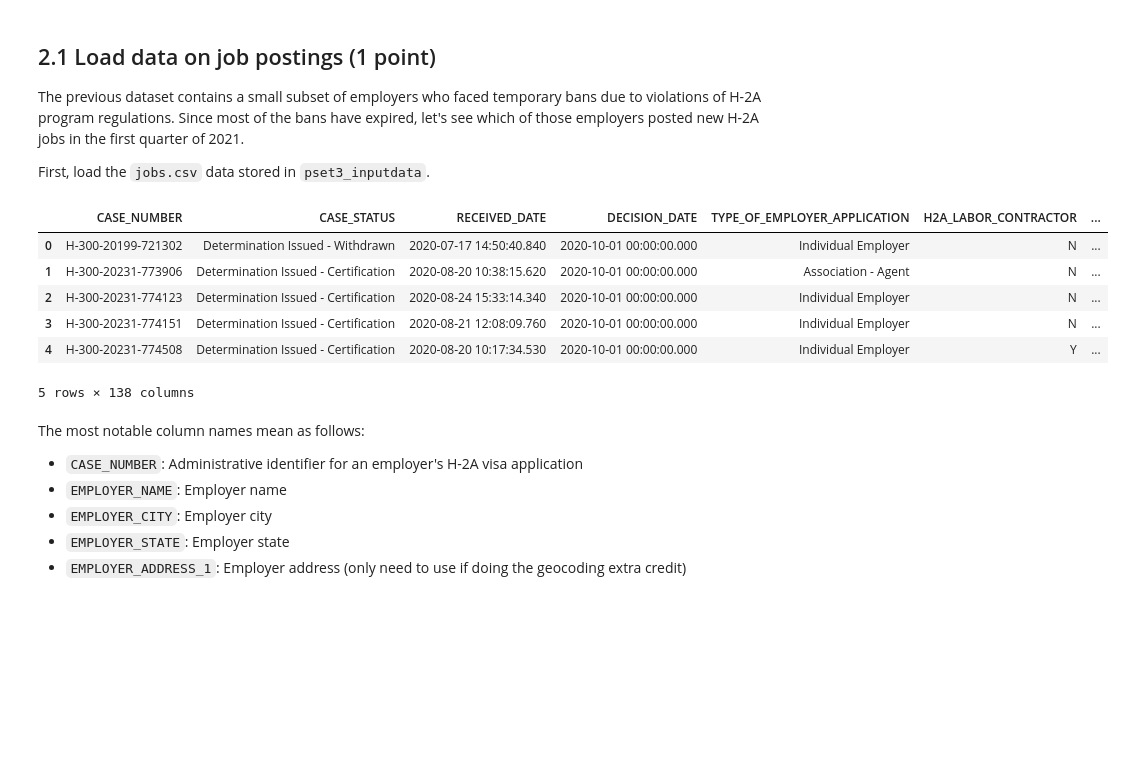
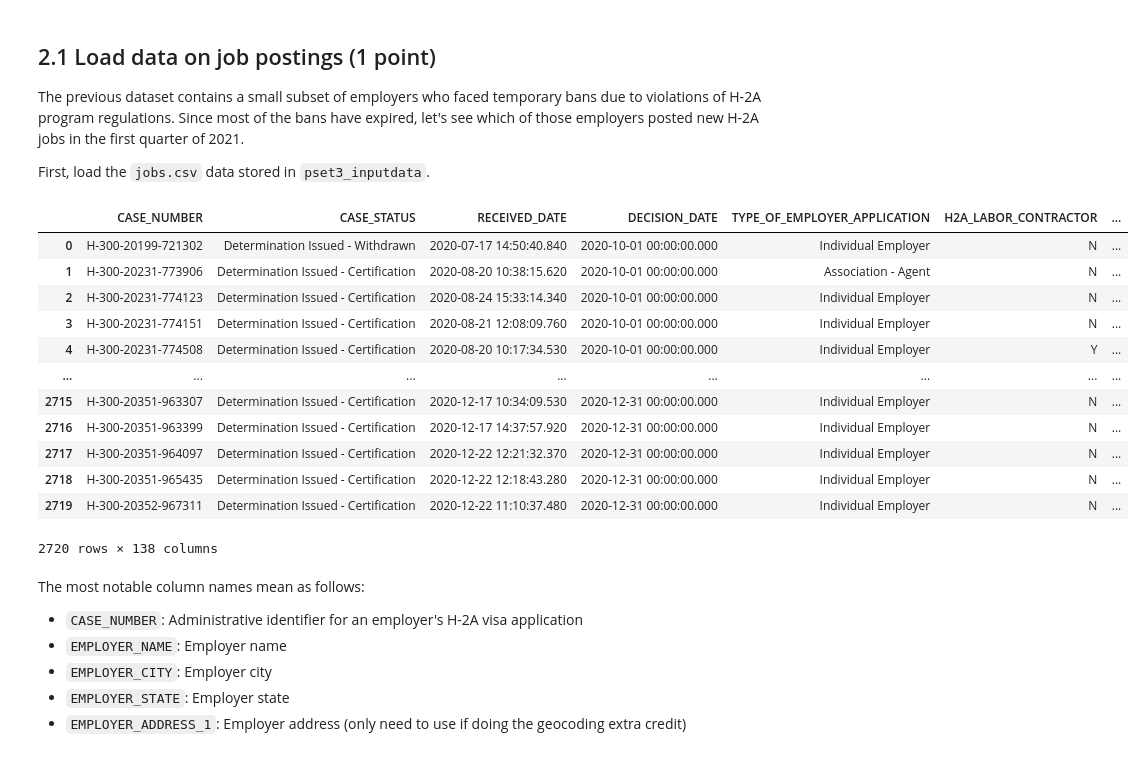
Before and after one commit to alexcraig043/qss-20, a Jupyter notebook: problemsets/pset3/pset3_f0055yb_f005g0v.ipynb, the cells around one changed output. Cells and saved outputs as stored; diff of their text form; code cells hidden in the pictures; blank space fills up the shorter version.

```diff
--- a/problemsets/pset3/pset3_f0055yb_f005g0v.ipynb
+++ b/problemsets/pset3/pset3_f0055yb_f005g0v.ipynb
@@ -399,15 +396,21 @@ First, load the `jobs.csv` data stored in `pset3_inputdata`.
 # %%
 # your code here to load the data
 jobs = pd.read_csv("pset3_inputdata/jobs.csv", low_memory=False)
-jobs.head()
+jobs
 # %% [output]
 |  | CASE_NUMBER | CASE_STATUS | RECEIVED_DATE | DECISION_DATE | TYPE_OF_EMPLOYER_APPLICATION | H2A_LABOR_CONTRACTOR | ... |
 | 0 | H-300-20199-721302 | Determination Issued - Withdrawn | 2020-07-17 14:50:40.840 | 2020-10-01 00:00:00.000 | Individual Employer | N | ... |
 | 1 | H-300-20231-773906 | Determination Issued - Certification | 2020-08-20 10:38:15.620 | 2020-10-01 00:00:00.000 | Association - Agent | N | ... |
 | 2 | H-300-20231-774123 | Determination Issued - Certification | 2020-08-24 15:33:14.340 | 2020-10-01 00:00:00.000 | Individual Employer | N | ... |
 | 3 | H-300-20231-774151 | Determination Issued - Certification | 2020-08-21 12:08:09.760 | 2020-10-01 00:00:00.000 | Individual Employer | N | ... |
 | 4 | H-300-20231-774508 | Determination Issued - Certification | 2020-08-20 10:17:34.530 | 2020-10-01 00:00:00.000 | Individual Employer | Y | ... |
+| ... | ... | ... | ... | ... | ... | ... | ... |
+| 2715 | H-300-20351-963307 | Determination Issued - Certification | 2020-12-17 10:34:09.530 | 2020-12-31 00:00:00.000 | Individual Employer | N | ... |
+| 2716 | H-300-20351-963399 | Determination Issued - Certification | 2020-12-17 14:37:57.920 | 2020-12-31 00:00:00.000 | Individual Employer | N | ... |
+| 2717 | H-300-20351-964097 | Determination Issued - Certification | 2020-12-22 12:21:32.370 | 2020-12-31 00:00:00.000 | Individual Employer | N | ... |
+| 2718 | H-300-20351-965435 | Determination Issued - Certification | 2020-12-22 12:18:43.280 | 2020-12-31 00:00:00.000 | Individual Employer | N | ... |
+| 2719 | H-300-20352-967311 | Determination Issued - Certification | 2020-12-22 11:10:37.480 | 2020-12-31 00:00:00.000 | Individual Employer | N | ... |
-5 rows × 138 columns
+2720 rows × 138 columns
 # %% [markdown]
 The most notable column names mean as follows:
 - `CASE_NUMBER`:	Administrative identifier for an employer's H-2A visa application
```
Also changed, not shown: parts of 18 cells of this notebook, 6 other files.
